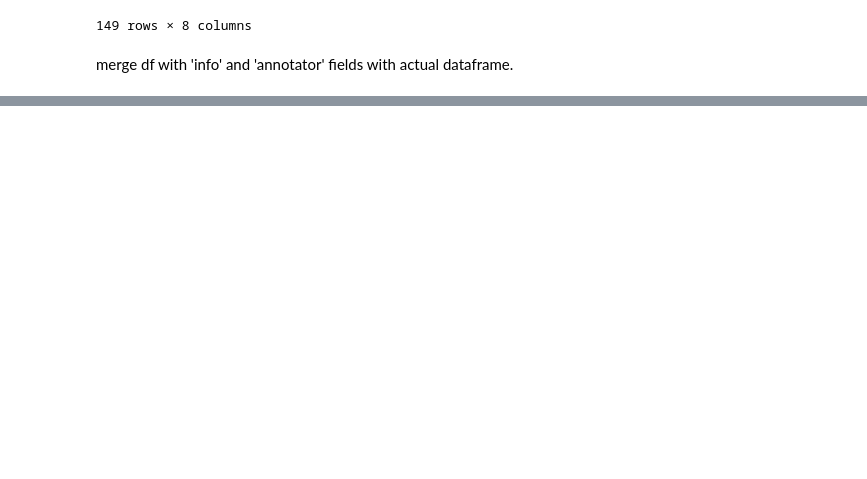
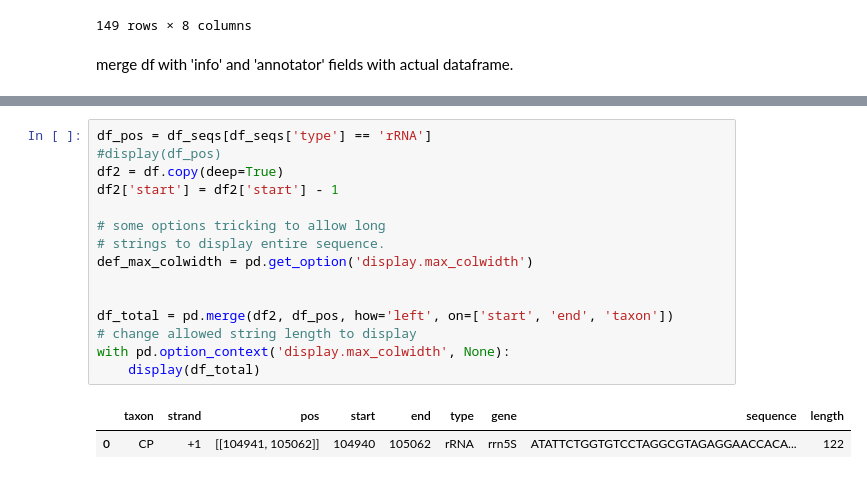
Before and after one commit to asan-emirsaleh/plastome_postprocessing, a Jupyter notebook: fixing_annotations.ipynb, the cells around one changed output, grey strips where cells are left out. Drawn from its saved outputs; the diff is of its cells as text; blank space fills up the shorter version.

```diff
--- a/fixing_annotations.ipynb
+++ b/fixing_annotations.ipynb
@@ -347,0 +432,18 @@ with pd.option_context('display.max_colwidth', None):
+# %%
+df_pos = df_seqs[df_seqs['type'] == 'rRNA']
+#display(df_pos)
+df2 = df.copy(deep=True)
+df2['start'] = df2['start'] - 1
+
+# some options tricking to allow long
+# strings to display entire sequence.
+def_max_colwidth = pd.get_option('display.max_colwidth')
+
+
+df_total = pd.merge(df2, df_pos, how='left', on=['start', 'end', 'taxon'])
+# change allowed string length to display
+with pd.option_context('display.max_colwidth', None):
+    display(df_total)
+# %% [output]
+|  | taxon | strand | pos | start | end | type | gene | sequence | length |
+| 0 | CP | +1 | [[104941, 105062]] | 104940 | 105062 | rRNA | rrn5S | ATATTCTGGTGTCCTAGGCGTAGAGGAACCACA... | 122 |
```
Also changed, not shown: parts of 7 cells of this notebook.
